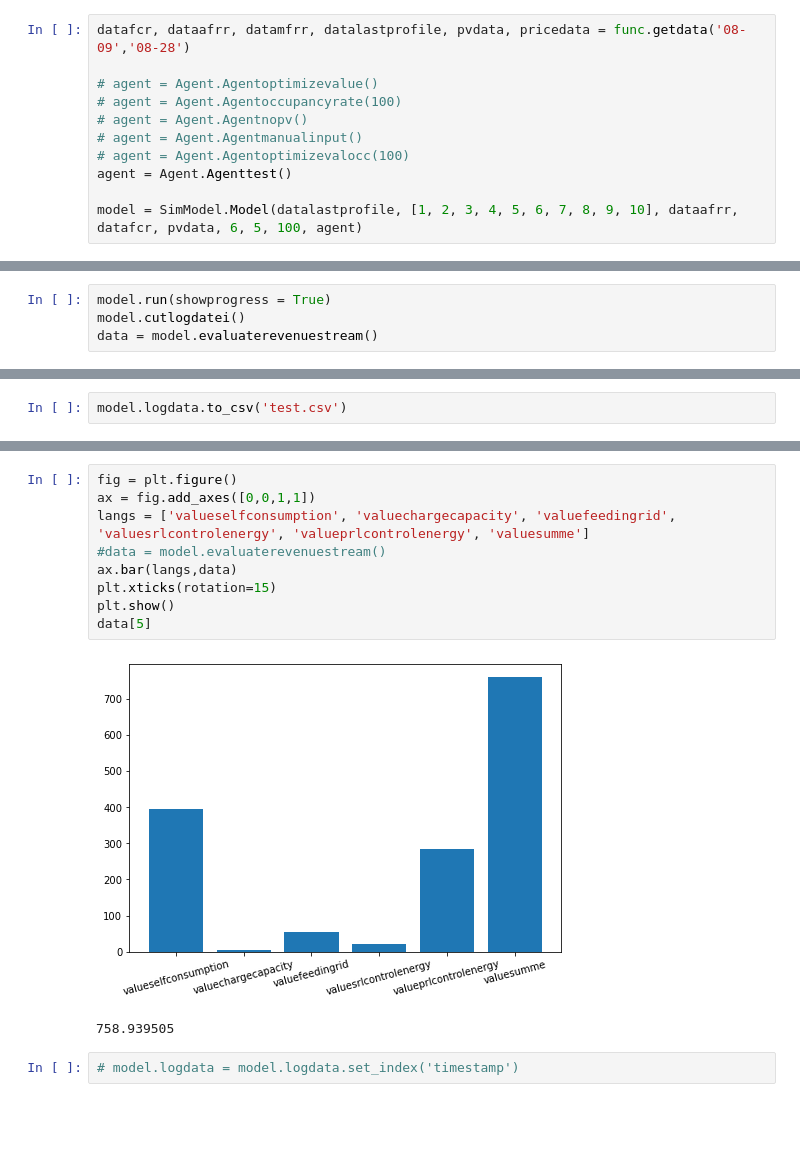
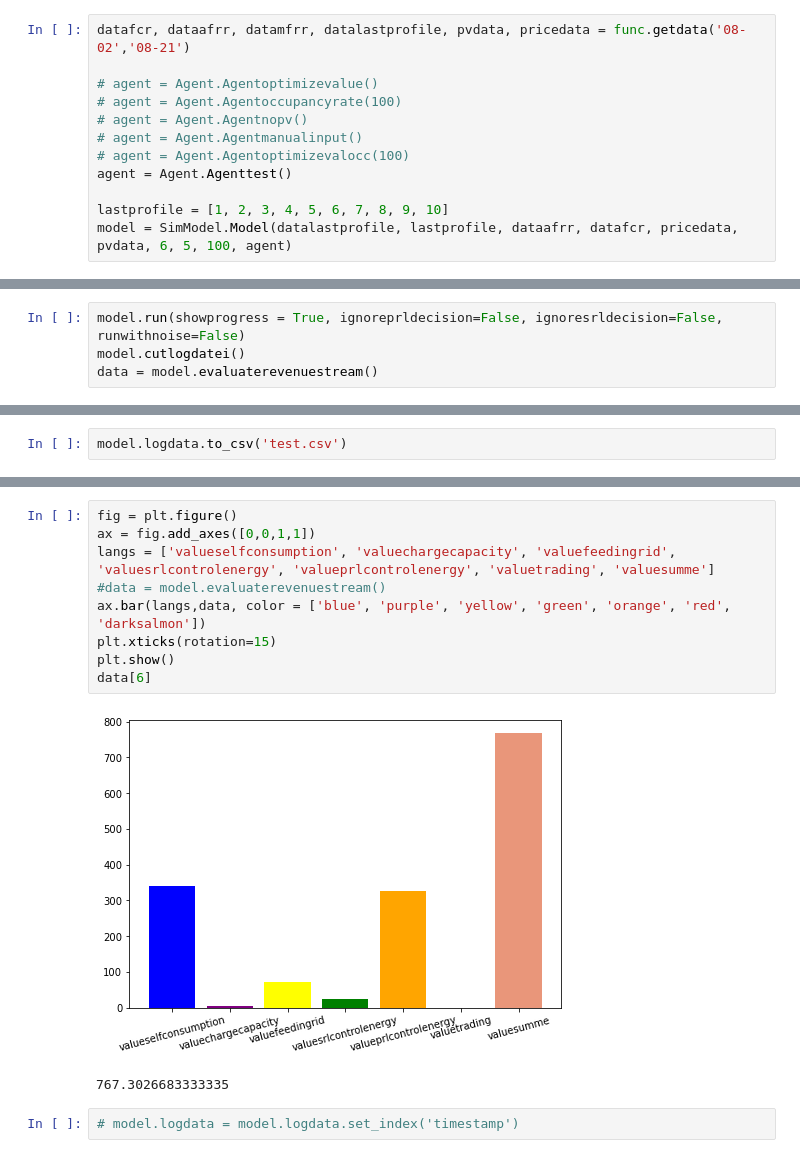
Before and after one commit to remedeiw/remedeiwmaster, a Jupyter notebook: example20200401.ipynb, the cells around one changed output, grey strips where cells are left out. Cells and saved outputs as stored; diff of their text form; blank space fills up the shorter version.

```diff
--- a/example20200401.ipynb
+++ b/example20200401.ipynb
@@ -7,6 +6,6 @@ import pylab as pltstack
 import numpy as np
 # %%
-datafcr, dataafrr, datamfrr, datalastprofile, pvdata, pricedata = func.getdata('08-09','08-28')
+datafcr, dataafrr, datamfrr, datalastprofile, pvdata, pricedata = func.getdata('08-02','08-21')
 
 # agent = Agent.Agentoptimizevalue()
 # agent = Agent.Agentoccupancyrate(100)
@@ -15,4 +14,5 @@ datafcr, dataafrr, datamfrr, datalastprofile, pvdata, pricedata = func.getdata('
 # agent = Agent.Agentoptimizevalocc(100)
 agent = Agent.Agenttest()
 
-model = SimModel.Model(datalastprofile, [1, 2, 3, 4, 5, 6, 7, 8, 9, 10], dataafrr, datafcr, pvdata, 6, 5, 100, agent)
+lastprofile = [1, 2, 3, 4, 5, 6, 7, 8, 9, 10]
+model = SimModel.Model(datalastprofile, lastprofile, dataafrr, datafcr, pricedata, pvdata, 6, 5, 100, agent)
@@ -29,5 +51,5 @@ datalastprofile['Summe'].plot()
 # %%
-model.run(showprogress = True)
+model.run(showprogress = True, ignoreprldecision=False, ignoresrldecision=False, runwithnoise=False)
 model.cutlogdatei()
 data = model.evaluaterevenuestream()
 # %% [output]
@@ -68,14 +96,14 @@ model.logdata.to_csv('test.csv')
 # %%
 fig = plt.figure()
 ax = fig.add_axes([0,0,1,1])
-langs = ['valueselfconsumption', 'valuechargecapacity', 'valuefeedingrid', 'valuesrlcontrolenergy', 'valueprlcontrolenergy', 'valuesumme']
+langs = ['valueselfconsumption', 'valuechargecapacity', 'valuefeedingrid', 'valuesrlcontrolenergy', 'valueprlcontrolenergy', 'valuetrading', 'valuesumme']
 #data = model.evaluaterevenuestream()
-ax.bar(langs,data)
+ax.bar(langs,data, color = ['blue', 'purple', 'yellow', 'green', 'orange', 'red', 'darksalmon'])
 plt.xticks(rotation=15)
 plt.show()
-data[5]
+data[6]
 # %% [output]
-[figure, old version]
+[figure, new version]
-758.939505
+767.3026683333335
 # %%
 # model.logdata = model.logdata.set_index('timestamp')
```
Also changed, not shown: parts of 11 cells of this notebook, 2 other files.
